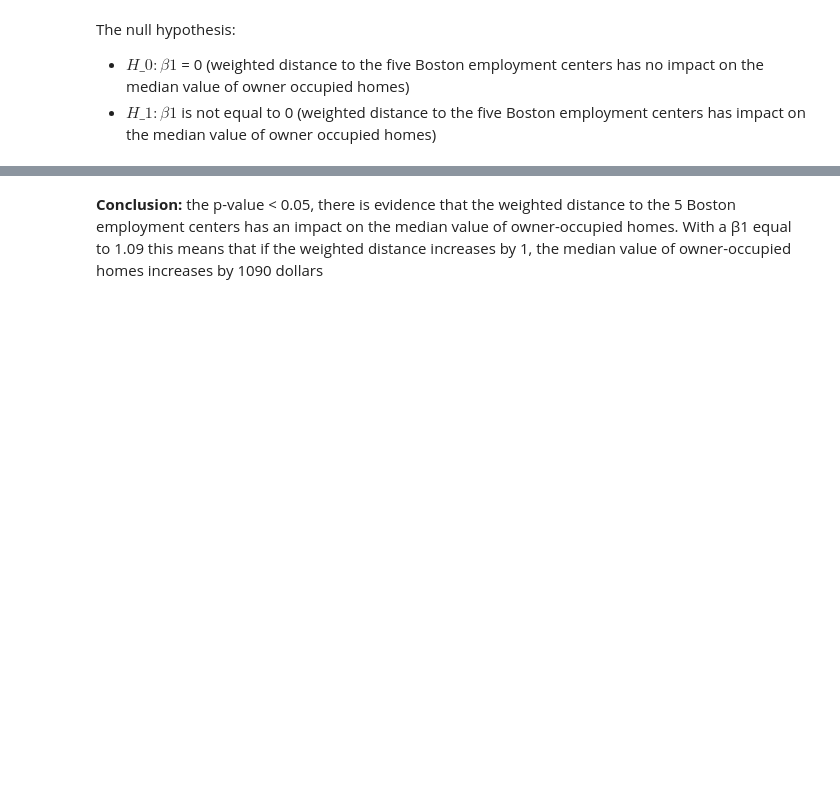
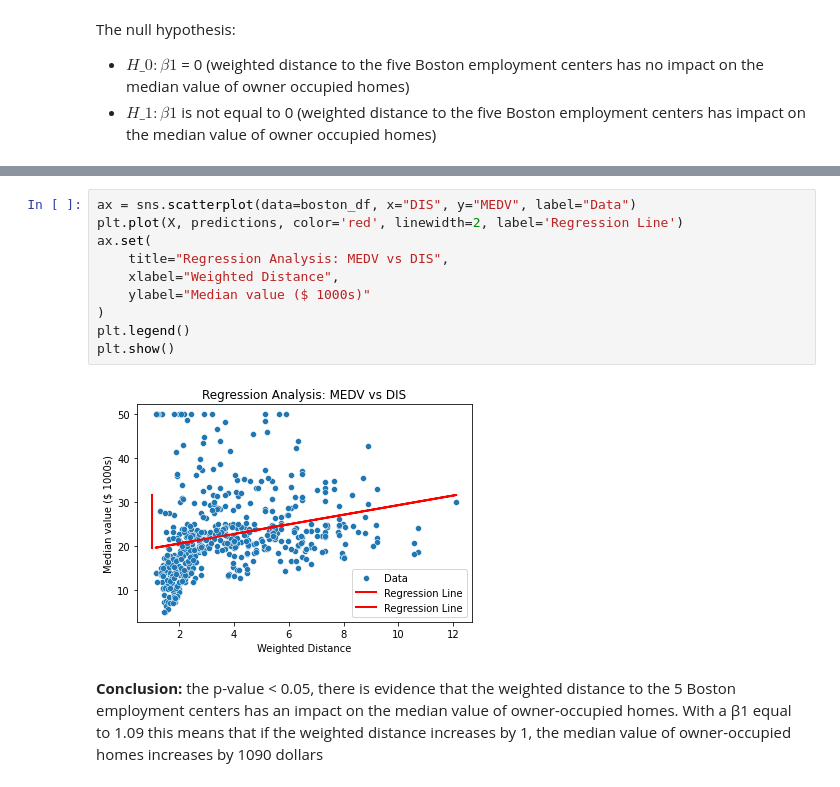
Before and after one commit to artur-amorim/boston_housing_pricing, a Jupyter notebook: boston_housing_data.ipynb, the cells around one changed output, grey strips where cells are left out. Drawn from its saved outputs; the diff is of its cells as text; blank space fills up the shorter version.

```diff
--- a/boston_housing_data.ipynb
+++ b/boston_housing_data.ipynb
@@ -321,5 +312,17 @@ OLS Regression Results
 | Kurtosis: | 5.424 | Cond. No. | 9.32 |
 Notes:
 [1] Standard Errors assume that the covariance matrix of the errors is correctly specified.
+# %%
+ax = sns.scatterplot(data=boston_df, x="DIS", y="MEDV", label="Data")
+plt.plot(X, predictions, color='red', linewidth=2, label='Regression Line')
+ax.set(
+    title="Regression Analysis: MEDV vs DIS",
+    xlabel="Weighted Distance",
+    ylabel="Median value ($ 1000s)"
+)
+plt.legend()
+plt.show()
+# %% [output]
+[figure, added]
 # %% [markdown]
 **Conclusion:** the p-value < 0.05, there is evidence that the weighted distance to the 5 Boston employment centers has an impact on the median value of owner-occupied homes. With a β1 equal to 1.09 this means that if the weighted distance increases by 1, the median value of owner-occupied homes increases by 1090 dollars
```
Also changed, not shown: parts of 3 cells of this notebook.
